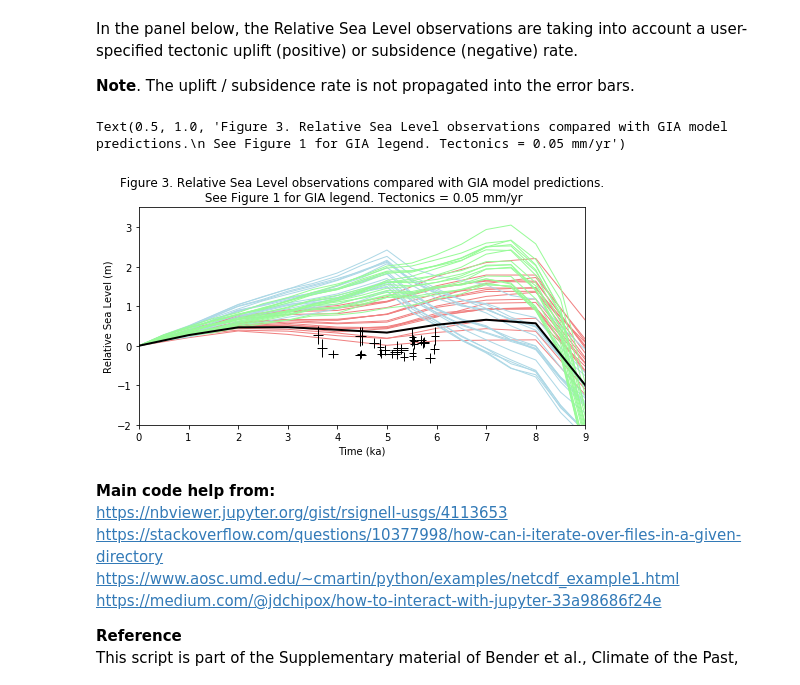
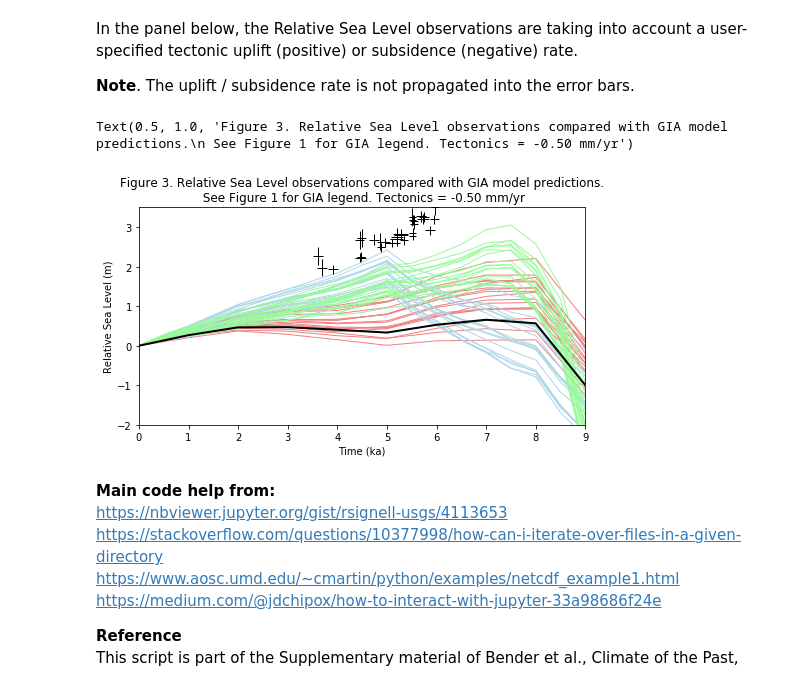
Before and after one commit to Alerovere/HoloceneVerticalMovements, a Jupyter notebook: Second revision/GIA Models/RSL vs Time plots.ipynb, the cells around one changed output. Drawn from its saved outputs; the diff is of its cells as text; code cells hidden in the pictures.

```diff
--- a/Second revision/GIA Models/RSL vs Time plots.ipynb
+++ b/Second revision/GIA Models/RSL vs Time plots.ipynb
@@ -348,7 +348,7 @@ In the panel below, the Relative Sea Level observations are taking into account
 **Note**. The uplift / subsidence rate is not propagated into the error bars.
 # %%
 #Change the value below to show different uplift or subsidence rates.
-RSLdata['rate_avg']=0.05
+RSLdata['rate_avg']=-0.5
 
 #Calculates tectonically corrected sea level observations.
 RSLdata['Corr RSL [m]']=RSLdata['RSL [m]']-(RSLdata['rate_avg']*(RSLdata['Mean age [cal a BP]']/1000))
@@ -363,35 +363,35 @@ if (RSLdata['rate_avg'].iloc[0])==0:
 else:
  plt.errorbar(RSLdata['Mean age [cal a BP]']/1000,RSLdata['Corr RSL [m]'], yerr=RSLdata['Vertical error ± [m]'],
               xerr=RSLdata['Error (yr)']/1000, linestyle='None', ecolor='black',lw=1,zorder=40)
  plt.ylabel("Relative Sea Level (m)", fontdict=None, labelpad=None)
 
 
 AniceGIA.plot(kind='line',x='Time (ka)',color='lightcoral',ax=ax,lw=1,zorder=0)
 Ice5GGIA.plot(kind='line',x='Time (ka)',color='lightblue',ax=ax,lw=1,zorder=0)
 Ice6GGIA.plot(kind='line',x='Time (ka)',color='palegreen',ax=ax,lw=1,zorder=0)
 
 #Highlight the selected model
 if "aniceselen" in GIAhighlight:
   AniceGIA.plot(kind='line',x='Time (ka)',y=GIAhighlight,color='k',ax=ax,lw=2)
 elif "ice5g" in GIAhighlight:
  Ice5GGIA.plot(kind='line',x='Time (ka)',y=GIAhighlight,color='k',ax=ax,lw=2)
 else:
  Ice6GGIA.plot(kind='line',x='Time (ka)',y=GIAhighlight,color='k',ax=ax,lw=2)
 
 #Adjust axes as necessary
 ax.set_xlim([0,9])
 ax.set_ylim([-2,3.5])
 ax.get_legend().remove()
 
 plt.title('Figure 3. Relative Sea Level observations compared with GIA model predictions.'
           '\n See Figure 1 for GIA legend. Tectonics = {:3.2f} mm/yr'.format(RSLdata['rate_avg'].iloc[0]))
 
 
 #Uncomment the following if you want to save the figure in svg format.
 #plt.savefig("RSL_obs.svg",dpi=700)
 # %% [output]
-Text(0.5, 1.0, 'Figure 3. Relative Sea Level observations compared with GIA model predictions.\n See Figure 1 for GIA legend. Tectonics = 0.05 mm/yr')
+Text(0.5, 1.0, 'Figure 3. Relative Sea Level observations compared with GIA model predictions.\n See Figure 1 for GIA legend. Tectonics = -0.50 mm/yr')
-[figure, old version]
+[figure, new version]
 # %% [markdown]
 **Main code help from:**<br>
 https://nbviewer.jupyter.org/gist/rsignell-usgs/4113653<br>
```
Also changed, not shown: parts of 1 cell of this notebook, 4 other files.
